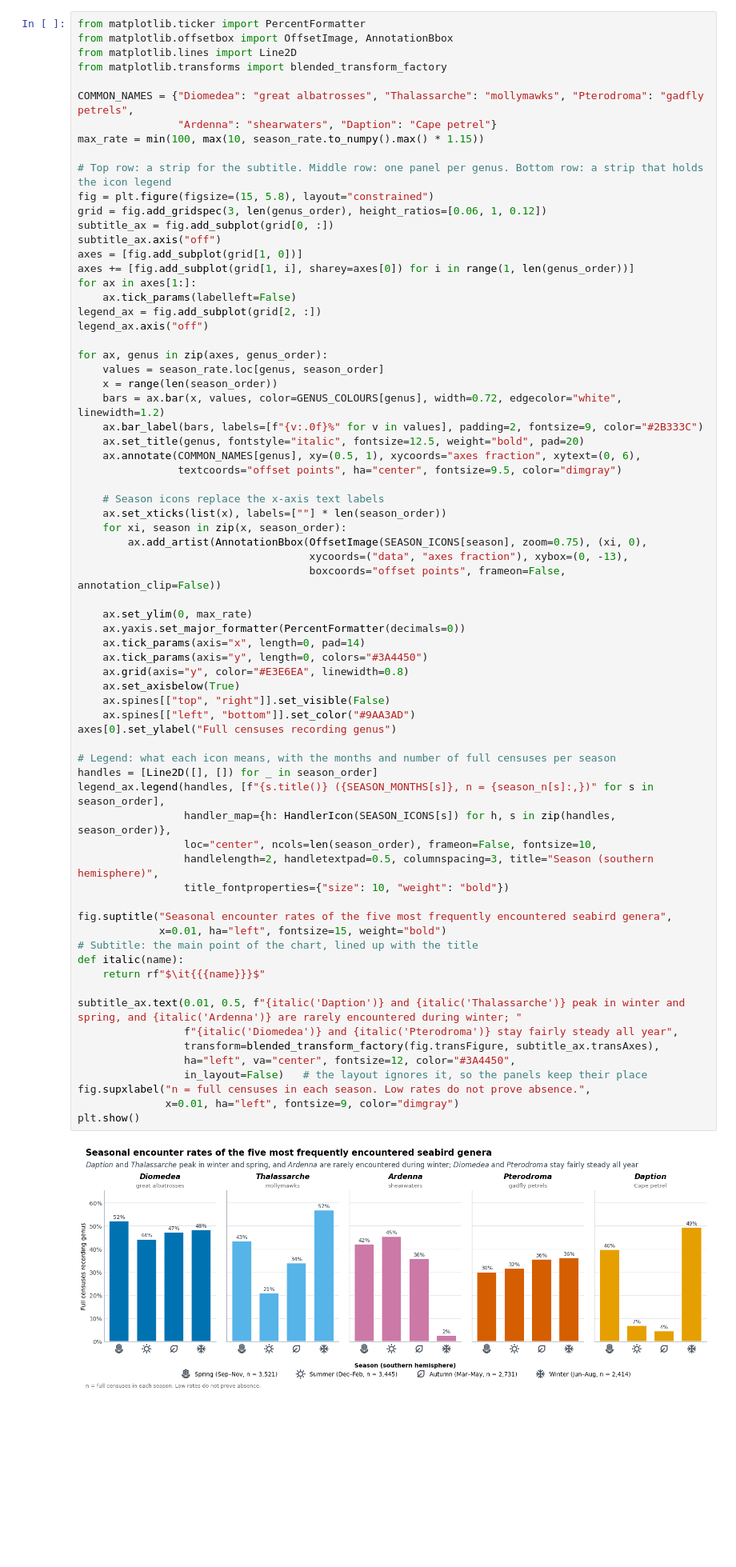
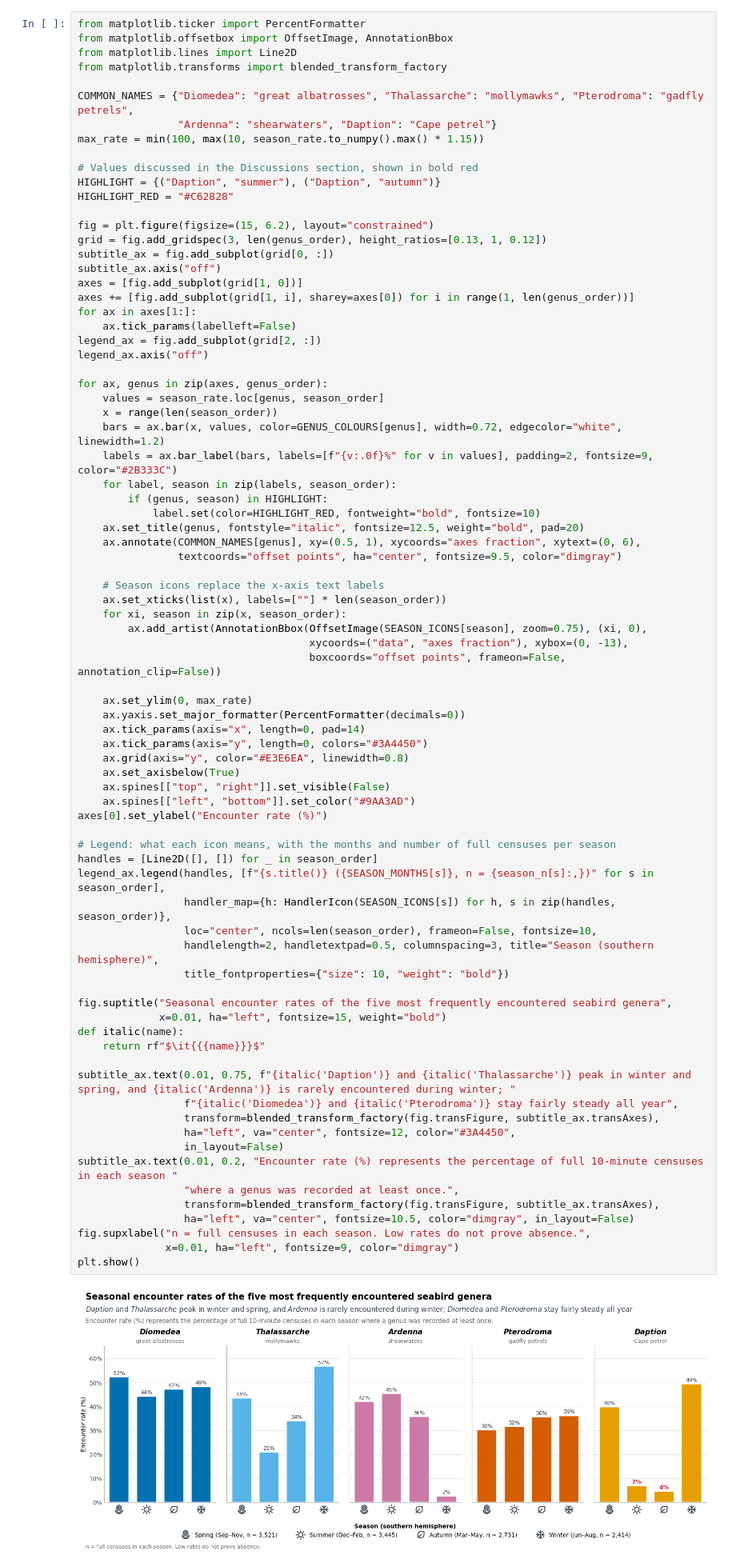
Before and after one commit to rizrn/DSA2101-Plotting-Parrots, a Jupyter notebook: main.ipynb, the cells around one changed output. Shown at 80% size. Saved outputs shown, nothing was run; the diff lists cells and outputs as text; blank space fills up the shorter version.

Commit message:
Update plot final

```diff
--- a/main.ipynb
+++ b/main.ipynb
@@ -752,9 +751,12 @@ COMMON_NAMES = {"Diomedea": "great albatrosses", "Thalassarche": "mollymawks", "
                 "Ardenna": "shearwaters", "Daption": "Cape petrel"}
 max_rate = min(100, max(10, season_rate.to_numpy().max() * 1.15))
 
-# Top row: a strip for the subtitle. Middle row: one panel per genus. Bottom row: a strip that holds the icon legend
-fig = plt.figure(figsize=(15, 5.8), layout="constrained")
-grid = fig.add_gridspec(3, len(genus_order), height_ratios=[0.06, 1, 0.12])
+# Values discussed in the Discussions section, shown in bold red
+HIGHLIGHT = {("Daption", "summer"), ("Daption", "autumn")}
+HIGHLIGHT_RED = "#C62828"
+
+fig = plt.figure(figsize=(15, 6.2), layout="constrained")
+grid = fig.add_gridspec(3, len(genus_order), height_ratios=[0.13, 1, 0.12])
 subtitle_ax = fig.add_subplot(grid[0, :])
 subtitle_ax.axis("off")
 axes = [fig.add_subplot(grid[1, 0])]
@@ -768,7 +770,10 @@ for ax, genus in zip(axes, genus_order):
     values = season_rate.loc[genus, season_order]
     x = range(len(season_order))
     bars = ax.bar(x, values, color=GENUS_COLOURS[genus], width=0.72, edgecolor="white", linewidth=1.2)
-    ax.bar_label(bars, labels=[f"{v:.0f}%" for v in values], padding=2, fontsize=9, color="#2B333C")
+    labels = ax.bar_label(bars, labels=[f"{v:.0f}%" for v in values], padding=2, fontsize=9, color="#2B333C")
+    for label, season in zip(labels, season_order):
+        if (genus, season) in HIGHLIGHT:
+            label.set(color=HIGHLIGHT_RED, fontweight="bold", fontsize=10)
     ax.set_title(genus, fontstyle="italic", fontsize=12.5, weight="bold", pad=20)
     ax.annotate(COMMON_NAMES[genus], xy=(0.5, 1), xycoords="axes fraction", xytext=(0, 6),
                 textcoords="offset points", ha="center", fontsize=9.5, color="dimgray")
@@ -782,38 +787,41 @@ for ax, genus in zip(axes, genus_order):
 
     ax.set_ylim(0, max_rate)
     ax.yaxis.set_major_formatter(PercentFormatter(decimals=0))
     ax.tick_params(axis="x", length=0, pad=14)
     ax.tick_params(axis="y", length=0, colors="#3A4450")
     ax.grid(axis="y", color="#E3E6EA", linewidth=0.8)
     ax.set_axisbelow(True)
     ax.spines[["top", "right"]].set_visible(False)
     ax.spines[["left", "bottom"]].set_color("#9AA3AD")
-axes[0].set_ylabel("Full censuses recording genus")
+axes[0].set_ylabel("Encounter rate (%)")
 
 # Legend: what each icon means, with the months and number of full censuses per season
 handles = [Line2D([], []) for _ in season_order]
 legend_ax.legend(handles, [f"{s.title()} ({SEASON_MONTHS[s]}, n = {season_n[s]:,})" for s in season_order],
                  handler_map={h: HandlerIcon(SEASON_ICONS[s]) for h, s in zip(handles, season_order)},
                  loc="center", ncols=len(season_order), frameon=False, fontsize=10,
                  handlelength=2, handletextpad=0.5, columnspacing=3, title="Season (southern hemisphere)",
                  title_fontproperties={"size": 10, "weight": "bold"})
 
 fig.suptitle("Seasonal encounter rates of the five most frequently encountered seabird genera",
              x=0.01, ha="left", fontsize=15, weight="bold")
-# Subtitle: the main point of the chart, lined up with the title
 def italic(name):
     return rf"$\it{{{name}}}$"
 
-subtitle_ax.text(0.01, 0.5, f"{italic('Daption')} and {italic('Thalassarche')} peak in winter and spring, and {italic('Ardenna')} are rarely encountered during winter; "
+subtitle_ax.text(0.01, 0.75, f"{italic('Daption')} and {italic('Thalassarche')} peak in winter and spring, and {italic('Ardenna')} is rarely encountered during winter; "
                  f"{italic('Diomedea')} and {italic('Pterodroma')} stay fairly steady all year",
                  transform=blended_transform_factory(fig.transFigure, subtitle_ax.transAxes),
                  ha="left", va="center", fontsize=12, color="#3A4450",
-                 in_layout=False)   # the layout ignores it, so the panels keep their place
+                 in_layout=False)
+subtitle_ax.text(0.01, 0.2, "Encounter rate (%) represents the percentage of full 10-minute censuses in each season "
+                 "where a genus was recorded at least once.",
+                 transform=blended_transform_factory(fig.transFigure, subtitle_ax.transAxes),
+                 ha="left", va="center", fontsize=10.5, color="dimgray", in_layout=False)
 fig.supxlabel("n = full censuses in each season. Low rates do not prove absence.",
               x=0.01, ha="left", fontsize=9, color="dimgray")
 plt.show()
 # %% [output]
-[figure, old version]
+[figure, new version]
 # %% [markdown]
 ### Checks and limitations
 * **Unequal geographical coverage.** Ship routes and surveyed locations may differ between seasons. Consequently, some observed seasonal differences may reflect changes in survey locations rather than seasonal changes in seabird occurrence alone.
```
Also changed, not shown: parts of 1 cell of this notebook.
